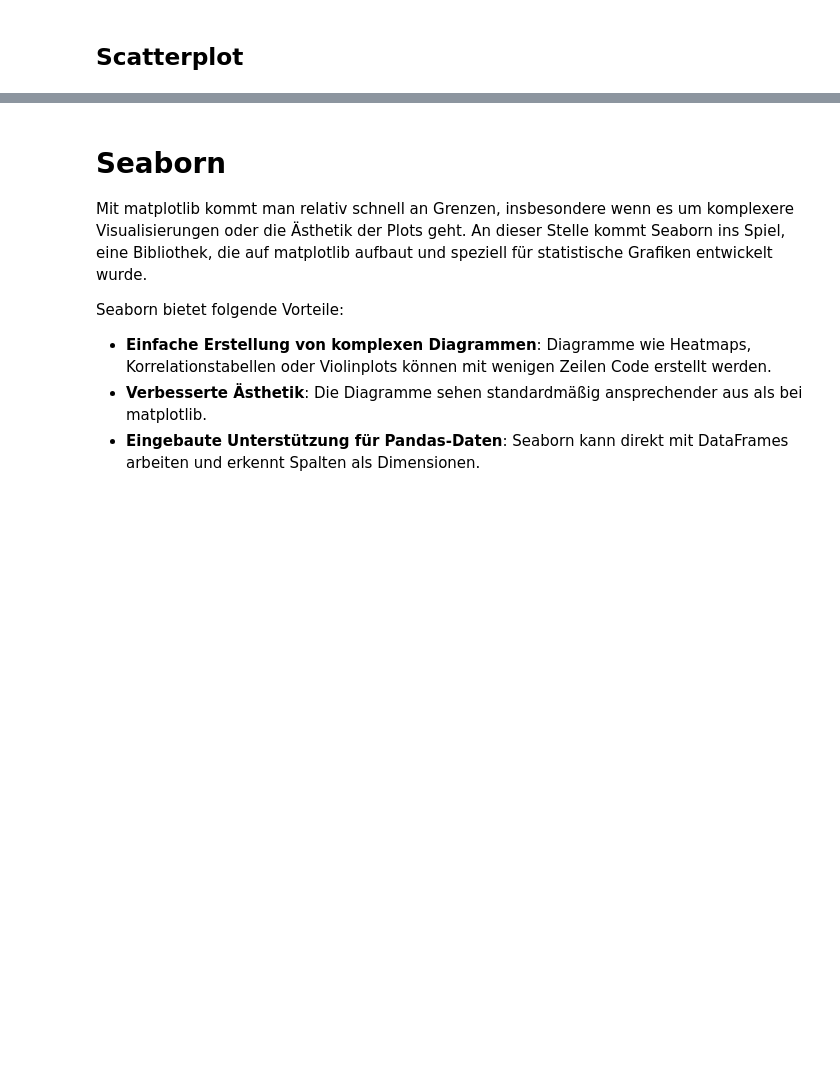
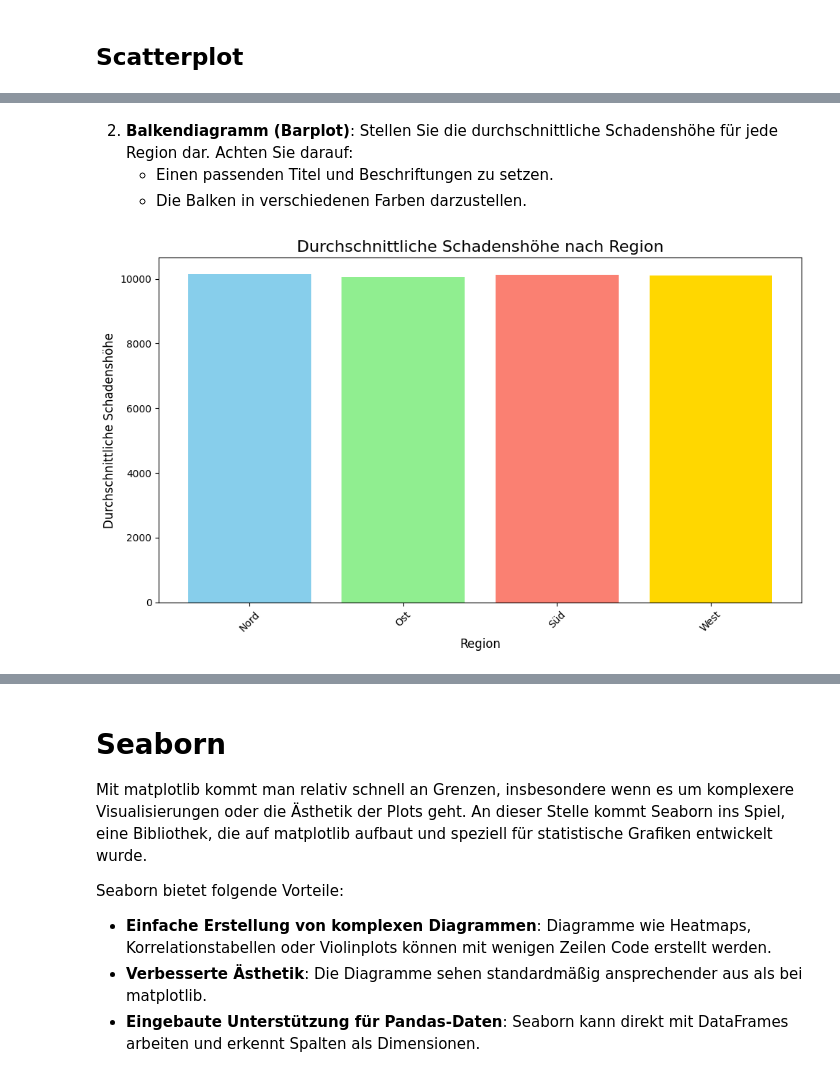
Before and after one commit to NG221122/Python_fuer_Aktuare, a Jupyter notebook: 04_python_visualization.ipynb, the cells around one changed output, grey strips where cells are left out. Drawn from its saved outputs; the diff is of its cells as text; code cells hidden in the pictures; blank space fills up the shorter version.

```diff
--- a/04_python_visualization.ipynb
+++ b/04_python_visualization.ipynb
@@ -232,0 +302,24 @@ Nutzen Sie die bisherigen Erklärungen und Beispiele, um diese Aufgabe erfolgrei
+# %% [markdown]
+2. **Balkendiagramm (Barplot)**: Stellen Sie die durchschnittliche Schadenshöhe für jede Region dar. Achten Sie darauf:
+   - Einen passenden Titel und Beschriftungen zu setzen.
+   - Die Balken in verschiedenen Farben darzustellen.
+# %%
+# Durchschnittliche Schadenshöhe nach Region berechnen
+durchschnittliche_schadenhoehe = naturschaden_df.groupby('Region')['Schadenhöhe'].mean().reset_index()
+
+# Balkendiagramm erstellen
+plt.figure(figsize=(10, 6))
+colors = ['skyblue', 'lightgreen', 'salmon', 'gold']  # Farben für die Balken
+plt.bar(durchschnittliche_schadenhoehe['Region'], durchschnittliche_schadenhoehe['Schadenhöhe'], color=colors)
+
+# Anpassungen des Plots
+plt.title('Durchschnittliche Schadenshöhe nach Region', fontsize=16)
+plt.xlabel('Region', fontsize=12)
+plt.ylabel('Durchschnittliche Schadenshöhe', fontsize=12)
+plt.xticks(rotation=45)  # Rotieren der x-Achsen-Beschriftungen
+plt.tight_layout()  # Layout optimieren
+
+# Diagramm anzeigen
+plt.show()
+# %% [output]
+[figure, added]
```
Also changed, not shown: parts of 13 cells of this notebook.
